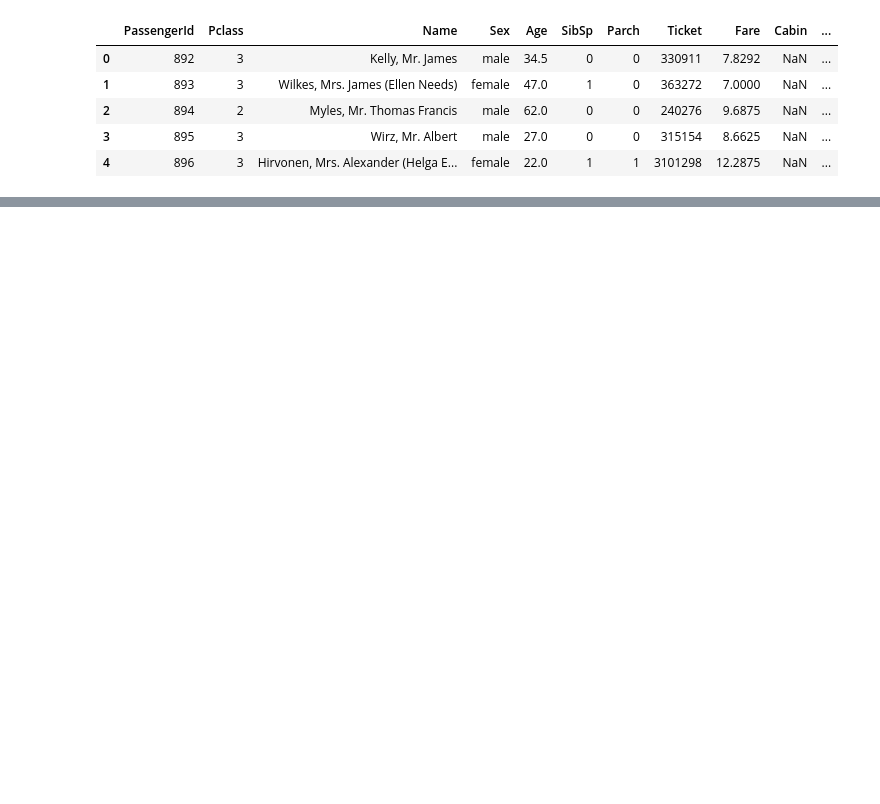
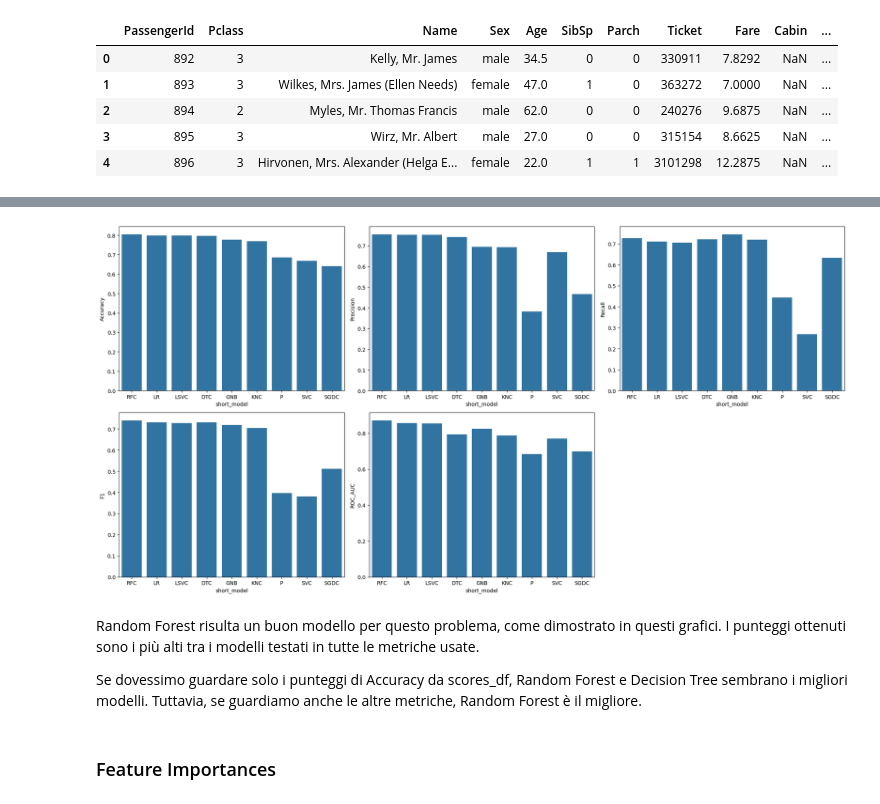
Before and after one commit to Porini-Education/Course_ITS-BigData23-25_Anno2, a Jupyter notebook: Python/20241021_ML.ipynb, the cells around one changed output, grey strips where cells are left out. Drawn from its saved outputs; the diff is of its cells as text; code cells hidden in the pictures; blank space fills up the shorter version.

```diff
--- a/Python/20241021_ML.ipynb
+++ b/Python/20241021_ML.ipynb
@@ -171,0 +1087,4 @@ parch: The dataset defines family relations in this way...
+# %%
+scores_df = pd.DataFrame(cvscores)
+scores_df = scores_df.sort_values(by='Accuracy', ascending=False)
+print(scores_df.to_markdown(index=False))
@@ -171,0 +1103,26 @@ parch: The dataset defines family relations in this way...
+# %%
+# plot scores
+def get_short(model_name):
+    # get capital letters
+    return ''.join([c for c in model_name if c.isupper()])
+
+scores_df['short_model'] = scores_df['Model'].apply(get_short)
+
+fig, ax = plt.subplots(2, 3, figsize=(20, 10))
+sns.barplot(data=scores_df, x='short_model', y='Accuracy', ax=ax[0, 0])
+sns.barplot(data=scores_df, x='short_model', y='Precision', ax=ax[0, 1])
+sns.barplot(data=scores_df, x='short_model', y='Recall', ax=ax[0, 2])
+sns.barplot(data=scores_df, x='short_model', y='F1', ax=ax[1, 0])
+sns.barplot(data=scores_df, x='short_model', y='ROC_AUC', ax=ax[1, 1])
+
+fig.delaxes(ax[1, 2])
+
+fig.tight_layout()
+# %% [output]
+[figure, added]
+# %% [markdown]
+Random Forest risulta un buon modello per questo problema, come dimostrato in questi grafici. I punteggi ottenuti sono i più alti tra i modelli testati in tutte le metriche usate.
+
+Se dovessimo guardare solo i punteggi di Accuracy da scores_df, Random Forest e Decision Tree sembrano i migliori modelli. Tuttavia, se guardiamo anche le altre metriche, Random Forest è il migliore.
+# %% [markdown]
+### Feature Importances
```
Also changed, not shown: parts of 98 cells of this notebook, 1 other file.
